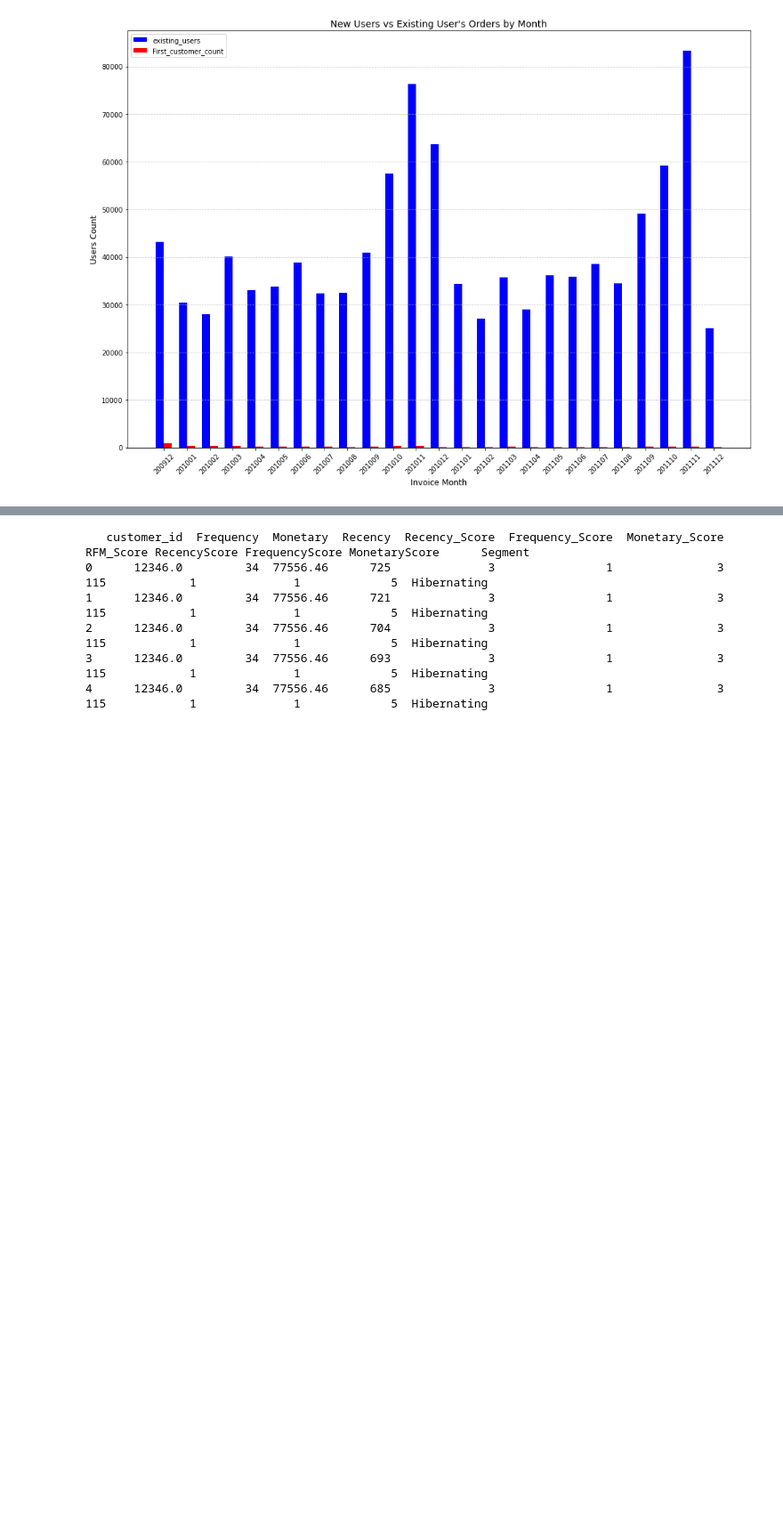
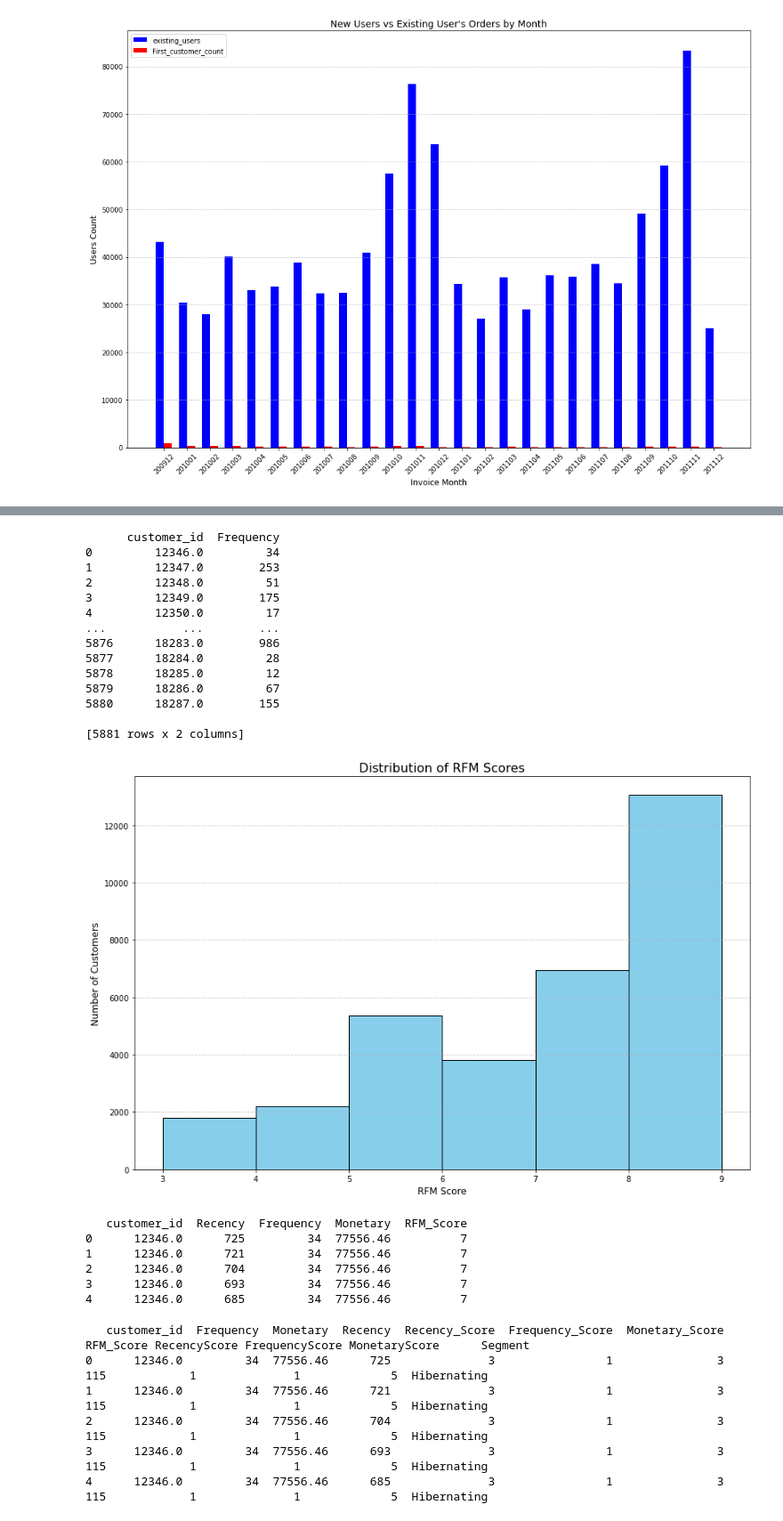
Before and after one commit to jarviscanada/jarvis_data_eng_UmaraniKumaresan, a Jupyter notebook: python_data_analytics/python_data_wrangling/retail_data_analytics.ipynb, the cells around one changed output, grey strips where cells are left out. Shown at 89% size. Drawn from its saved outputs; the diff is of its cells as text; code cells hidden in the pictures; blank space fills up the shorter version.

```diff
--- a/python_data_analytics/python_data_wrangling/retail_data_analytics.ipynb
+++ b/python_data_analytics/python_data_wrangling/retail_data_analytics.ipynb
@@ -505 +453,80 @@ print(rfm_df[['customer_id', 'Recency', 'Frequency', 'Monetary', 'RFM_Score']].h
+# %%
+# Finding RFM
+import pandas as pd
+import matplotlib.pyplot as plt
+
+filtered_retail_df['invoice_date'] = pd.to_datetime(filtered_retail_df['invoice_date'])
+
+current_date = filtered_retail_df['invoice_date'].max()
+filtered_retail_df['Recency'] = (current_date - filtered_retail_df['invoice_date']).dt.days
+#print(current_date)
+#print(filtered_retail_df[['invoice_date', 'Recency']])
+
+frequency_df = filtered_retail_df.groupby('customer_id').size().reset_index(name='Frequency')
+print(frequency_df)
+
+filtered_retail_df['Total_Spend'] = filtered_retail_df['quantity'] * filtered_retail_df['unit_price']
+monetary_df = filtered_retail_df.groupby('customer_id')['Total_Spend'].sum().reset_index(name='Monetary')
+
+
+rfm_df = frequency_df.merge(monetary_df, on='customer_id').merge(
+    filtered_retail_df[['customer_id', 'Recency']].drop_duplicates(), on='customer_id'
+)
+
+quantiles = rfm_df.quantile(q=[0.25, 0.5, 0.75])
+
+
+def rfm_score(row):
+    recency_score = 1 if row['Recency'] <= quantiles.loc[0.25, 'Recency'] else (
+        2 if row['Recency'] <= quantiles.loc[0.5, 'Recency'] else 3
+    )
+    frequency_score = 1 if row['Frequency'] <= quantiles.loc[0.25, 'Frequency'] else (
+        2 if row['Frequency'] <= quantiles.loc[0.5, 'Frequency'] else 3
+    )
+    monetary_score = 1 if row['Monetary'] <= quantiles.loc[0.25, 'Monetary'] else (
+        2 if row['Monetary'] <= quantiles.loc[0.5, 'Monetary'] else 3
+    )
+    return pd.Series([recency_score, frequency_score, monetary_score], index=['Recency_Score', 'Frequency_Score', 'Monetary_Score'])
+
+rfm_df[['Recency_Score', 'Frequency_Score', 'Monetary_Score']] = rfm_df.apply(rfm_score, axis=1)
+
+
+rfm_df['RFM_Score'] = rfm_df['Recency_Score'] + rfm_df['Frequency_Score'] + rfm_df['Monetary_Score']
+
+
+plt.figure(figsize=(12, 8))
+plt.hist(rfm_df['RFM_Score'], bins=range(3, 10), color='skyblue', edgecolor='black')
+plt.title('Distribution of RFM Scores', fontsize=16)
+plt.xlabel('RFM Score', fontsize=12)
+plt.ylabel('Number of Customers', fontsize=12)
+plt.grid(axis='y', linestyle='--', alpha=0.7)
+plt.tight_layout()
+
+
+plt.show()
+
+
+print(rfm_df[['customer_id', 'Recency', 'Frequency', 'Monetary', 'RFM_Score']].head())
+# %% [output]
+      customer_id  Frequency
+0         12346.0         34
+1         12347.0        253
+2         12348.0         51
+3         12349.0        175
+4         12350.0         17
+...           ...        ...
+5876      18283.0        986
+5877      18284.0         28
+5878      18285.0         12
+5879      18286.0         67
+5880      18287.0        155
+
+[5881 rows x 2 columns]
+[figure, added]
+   customer_id  Recency  Frequency  Monetary  RFM_Score
+0      12346.0      725         34  77556.46          7
+1      12346.0      721         34  77556.46          7
+2      12346.0      704         34  77556.46          7
+3      12346.0      693         34  77556.46          7
+4      12346.0      685         34  77556.46          7
 # %%
```
Also changed, not shown: parts of 13 cells of this notebook.
